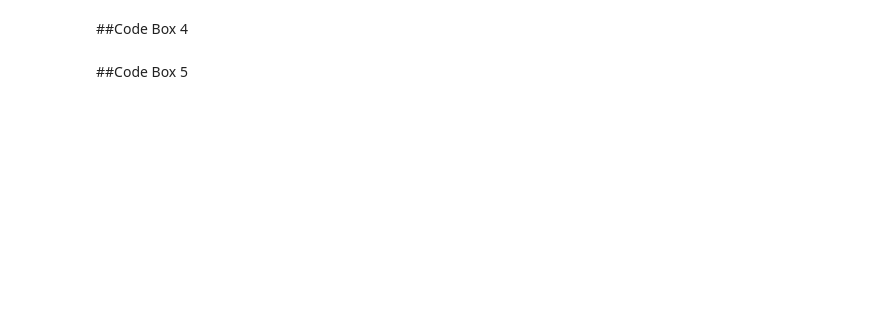
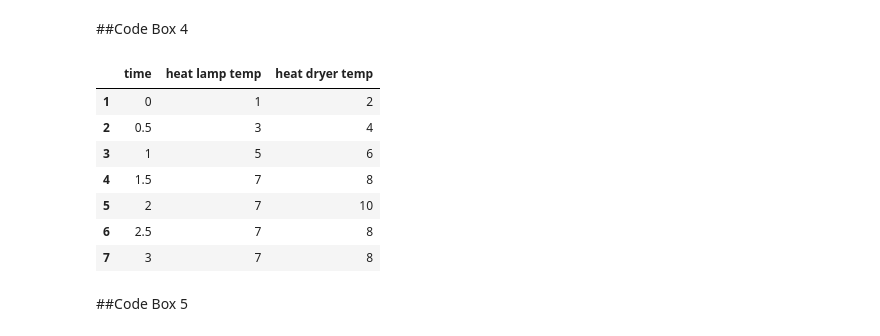
Before and after one commit to OCPS-codes/Coding-in-Science, a Jupyter notebook: heat.ipynb, the cells around one changed output. Saved outputs shown, nothing was run; the diff lists cells and outputs as text; code cells hidden in the pictures; blank space fills up the shorter version.

Commit message:
Created using Colaboratory added column to cod box 4.

```diff
--- a/heat.ipynb
+++ b/heat.ipynb
@@ -56,16 +73,25 @@ plt.show()
 ##Code Box 4
 # %%
 # this creates a data table called "data2"
-data2 = pd.DataFrame(columns=['heat lamp temp', 'heat dryer temp'], index=['0.0','0.5','1.0','1.5','2.0','2.5','3.0'])
-data2.loc['0.0'] = pd.Series({'heat lamp temp': 1, 'heat dryer temp': 2})
-data2.loc['0.5'] = pd.Series({'heat lamp temp': 3, 'heat dryer temp': 4})
-data2.loc['1.0'] = pd.Series({'heat lamp temp': 5, 'heat dryer temp': 6})
-data2.loc['1.5'] = pd.Series({'heat lamp temp': 7, 'heat dryer temp': 8})
-data2.loc['2.0'] = pd.Series({'heat lamp temp': 7, 'heat dryer temp': 10})
-data2.loc['2.5'] = pd.Series({'heat lamp temp': 7, 'heat dryer temp': 8})
-data2.loc['3.0'] = pd.Series({'heat lamp temp': 7, 'heat dryer temp': 8})
+data2 = pd.DataFrame(columns=['time', 'heat lamp temp', 'heat dryer temp'], index=['1','2','3','4','5','6','7'])
+data2.loc['1'] = pd.Series({'time': 0.0, 'heat lamp temp': 1, 'heat dryer temp': 2})
+data2.loc['2'] = pd.Series({'time': 0.5, 'heat lamp temp': 3, 'heat dryer temp': 4})
+data2.loc['3'] = pd.Series({'time': 1.0, 'heat lamp temp': 5, 'heat dryer temp': 6})
+data2.loc['4'] = pd.Series({'time': 1.5, 'heat lamp temp': 7, 'heat dryer temp': 8})
+data2.loc['5'] = pd.Series({'time': 2.0, 'heat lamp temp': 7, 'heat dryer temp': 10})
+data2.loc['6'] = pd.Series({'time': 2.5, 'heat lamp temp': 7, 'heat dryer temp': 8})
+data2.loc['7'] = pd.Series({'time': 3.0, 'heat lamp temp': 7, 'heat dryer temp': 8})
 # this shows the data table
 data2
+# %% [output]
+|  | time | heat lamp temp | heat dryer temp |
+| 1 | 0 | 1 | 2 |
+| 2 | 0.5 | 3 | 4 |
+| 3 | 1 | 5 | 6 |
+| 4 | 1.5 | 7 | 8 |
+| 5 | 2 | 7 | 10 |
+| 6 | 2.5 | 7 | 8 |
+| 7 | 3 | 7 | 8 |
 # %% [markdown]
 ##Code Box 5
 # %%
```
Also changed, not shown: parts of 4 cells of this notebook.
